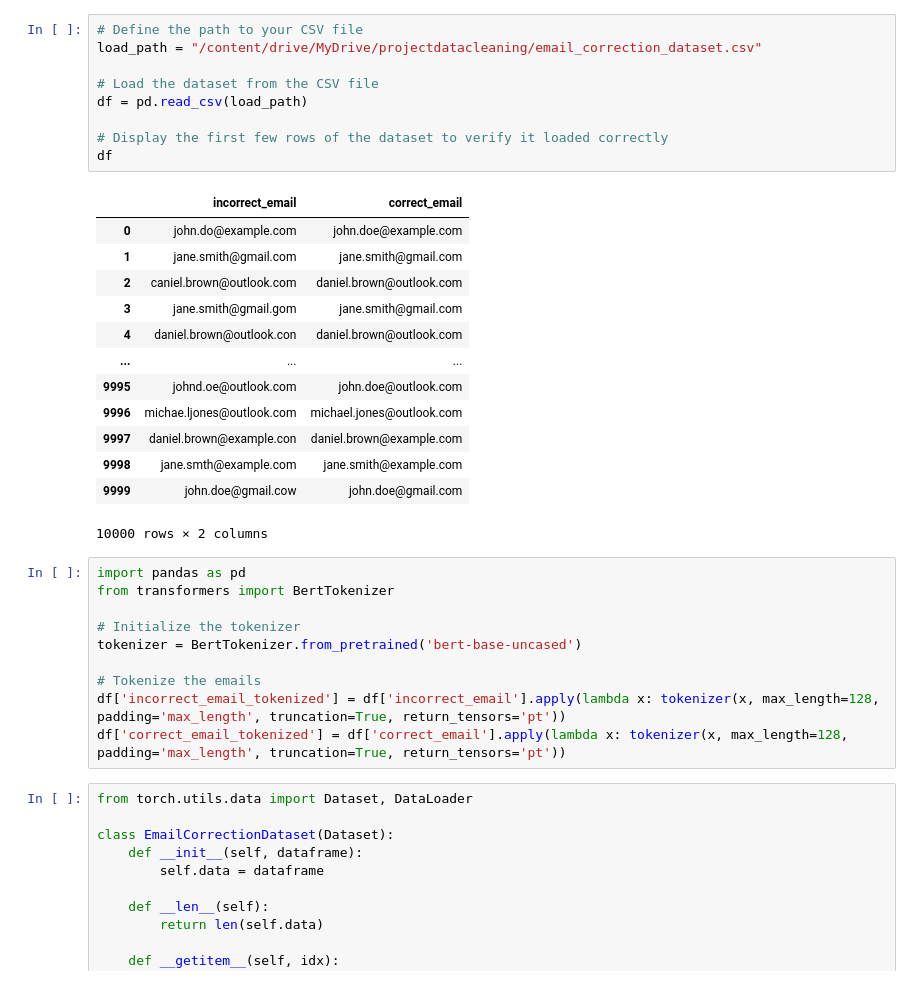
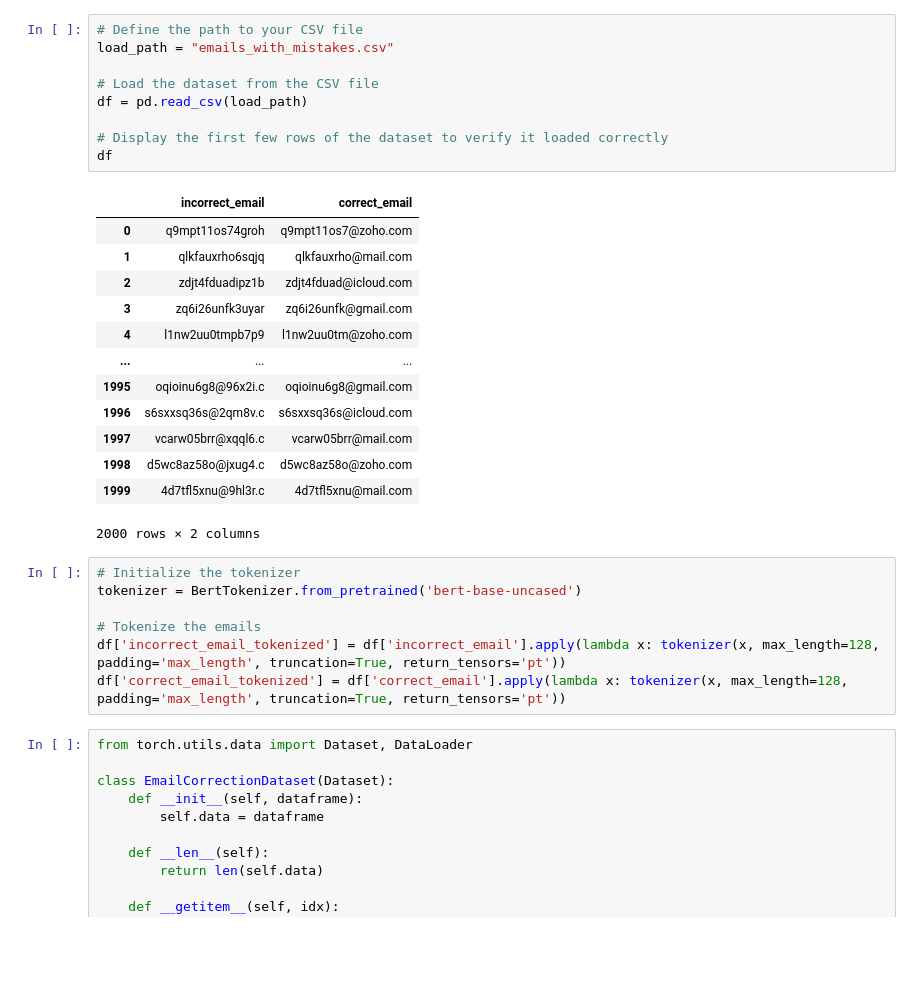
Before and after one commit to huytai66777/emailbert, a Jupyter notebook: Bertemailimplementation_.ipynb, the cells around one changed output. Saved outputs shown, nothing was run; the diff lists cells and outputs as text; blank space fills up the shorter version.

Commit message:
2nd implementation with a more complex dataset

```diff
--- a/Bertemailimplementation_.ipynb
+++ b/Bertemailimplementation_.ipynb
@@ -97,30 +103,27 @@ df.to_csv(save_path, index=False)
 # %%
 # Define the path to your CSV file
-load_path = "/content/drive/MyDrive/projectdatacleaning/email_correction_dataset.csv"
+load_path = "emails_with_mistakes.csv"
 
 # Load the dataset from the CSV file
 df = pd.read_csv(load_path)
 
 # Display the first few rows of the dataset to verify it loaded correctly
 df
 # %% [output]
 |  | incorrect_email | correct_email |
-| 0 | john.do@example.com | john.doe@example.com |
-| 1 | jane.smith@gmail.com | jane.smith@gmail.com |
-| 2 | caniel.brown@outlook.com | daniel.brown@outlook.com |
-| 3 | jane.smith@gmail.gom | jane.smith@gmail.com |
-| 4 | daniel.brown@outlook.con | daniel.brown@outlook.com |
+| 0 | q9mpt11os74groh | q9mpt11os7@zoho.com |
+| 1 | qlkfauxrho6sqjq | qlkfauxrho@mail.com |
+| 2 | zdjt4fduadipz1b | zdjt4fduad@icloud.com |
+| 3 | zq6i26unfk3uyar | zq6i26unfk@gmail.com |
+| 4 | l1nw2uu0tmpb7p9 | l1nw2uu0tm@zoho.com |
 | ... | ... | ... |
-| 9995 | johnd.oe@outlook.com | john.doe@outlook.com |
-| 9996 | michae.ljones@outlook.com | michael.jones@outlook.com |
-| 9997 | daniel.brown@example.con | daniel.brown@example.com |
-| 9998 | jane.smth@example.com | jane.smith@example.com |
-| 9999 | john.doe@gmail.cow | john.doe@gmail.com |
+| 1995 | oqioinu6g8@96x2i.c | oqioinu6g8@gmail.com |
+| 1996 | s6sxxsq36s@2qm8v.c | s6sxxsq36s@icloud.com |
+| 1997 | vcarw05brr@xqql6.c | vcarw05brr@mail.com |
+| 1998 | d5wc8az58o@jxug4.c | d5wc8az58o@zoho.com |
+| 1999 | 4d7tfl5xnu@9hl3r.c | 4d7tfl5xnu@mail.com |
-10000 rows × 2 columns
+2000 rows × 2 columns
 # %%
-import pandas as pd
-from transformers import BertTokenizer
-
 # Initialize the tokenizer
 tokenizer = BertTokenizer.from_pretrained('bert-base-uncased')
 
```
Also changed, not shown: parts of 14 cells of this notebook.
